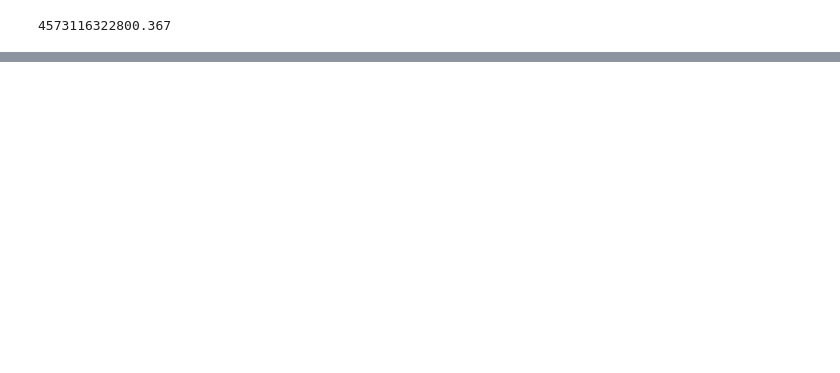
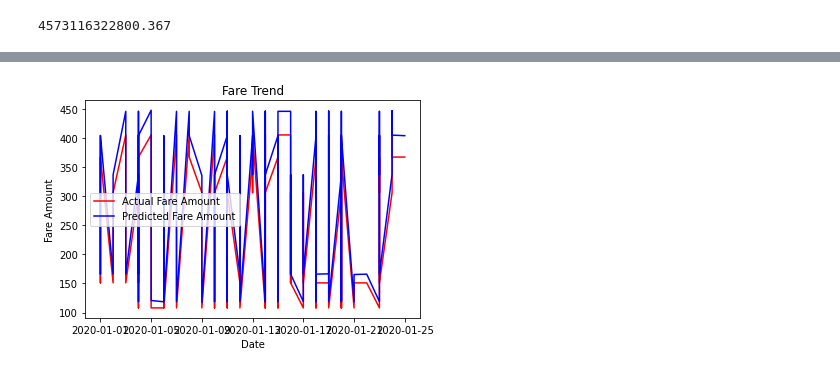
Before and after one commit to junior-g/DeepLearning, a Jupyter notebook: Untitled1.ipynb, the cells around one changed output, grey strips where cells are left out. Drawn from its saved outputs; the diff is of its cells as text; code cells hidden in the pictures; blank space fills up the shorter version.

```diff
--- a/Untitled1.ipynb
+++ b/Untitled1.ipynb
@@ -76,0 +97,32 @@ df.to_csv('/content/sample_data/prediction_output.csv')
+# %%
+# axes = plt.gca()
+
+# axes.xaxis.
+# axes.yaxis.label.set_size(200)
+# plt.plot(joined_data["applicableDate"], joined_data["Actual"], label = "line 2")
+# # plt.plot(x2, y2, label = "line 2")
+
+# # naming the x axis
+# plt.xlabel('x - axis')
+# # naming the y axis
+# plt.ylabel('y - axis')
+# # giving a title to my graph
+# plt.title('Two lines on same graph!')
+
+# # show a legend on the plot
+# plt.legend()
+
+# # function to show the plot
+# plt.show()
+fig = plt.figure(figsize=(200, 50))
+ax = fig.add_subplot(111)
+joined_data = joined_data.iloc[0:50, :]
+ax.plot(joined_data["applicableDate"], joined_data["Actual"])
+ax.plot(joined_data["applicableDate"], joined_data["Predicted"])
+# # naming the x axis
+plt.xlabel('x - axis')
+# # naming the y axis
+# ax.ylabel('y - axis')
+# # giving a title to my graph
+# ax.title('Two lines on same graph!')
+ax.legend()
@@ -76,0 +134,14 @@ df.to_csv('/content/sample_data/prediction_output.csv')
+# %%
+# joined_data = joined_data.iloc[0:100, :]
+
+plt.plot(joined_data['applicableDate'], joined_data['Actual'], color = 'red', label = 'Actual Fare Amount')
+plt.plot(joined_data['applicableDate'], joined_data['Predicted']*1.1, color = 'blue', label = 'Predicted Fare Amount')
+plt.title('Fare Trend')
+# plt.setp(ax.spines.values(), linewidth=50)
+plt.xlabel('Date')
+plt.ylabel('Fare Amount')
+# plt.figure(figsize=(200, 50))
+plt.legend()
+plt.show()
+# %% [output]
+[figure, added]
```
Also changed, not shown: parts of 9 cells of this notebook.
